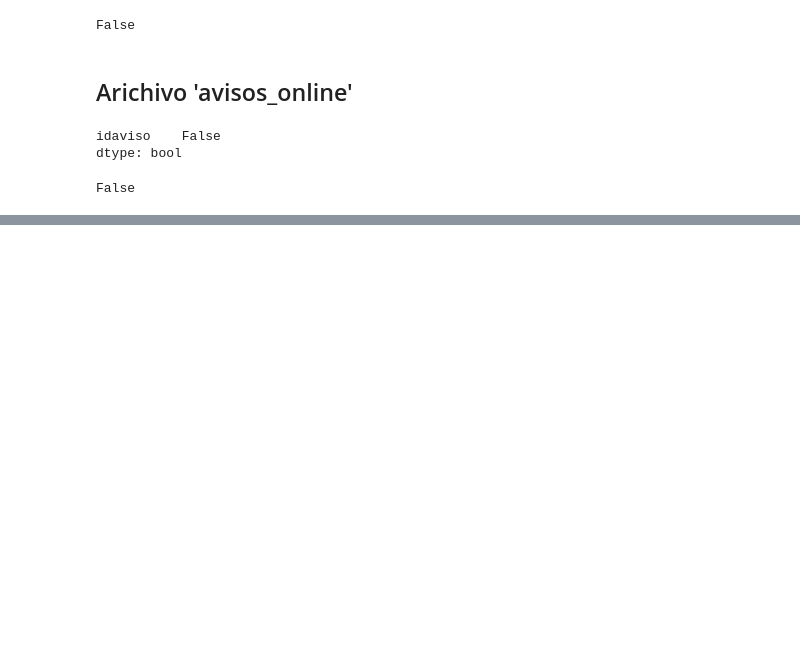
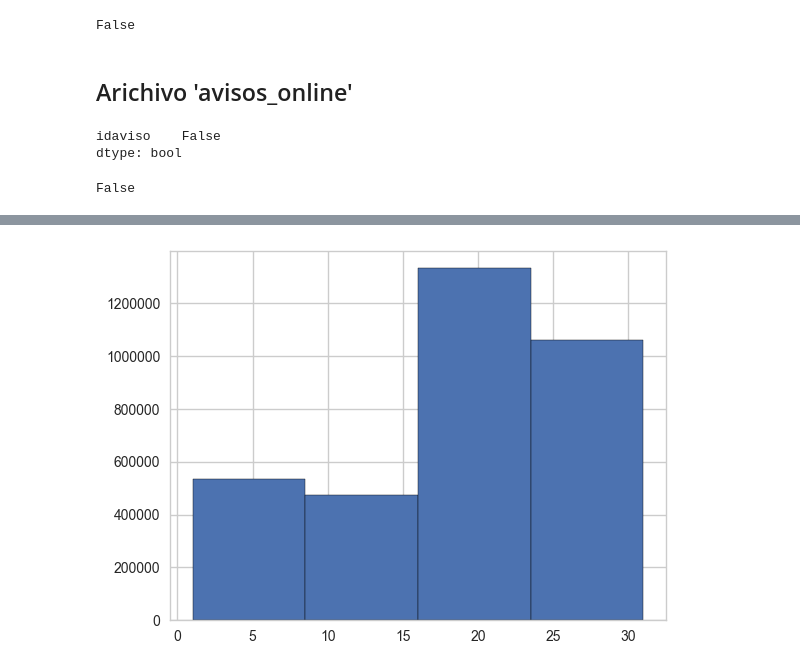
Before and after one commit to juanpcapurro/tp_datos, a Jupyter notebook: Exploracion.ipynb, the cells around one changed output, grey strips where cells are left out. Saved outputs shown, nothing was run; the diff lists cells and outputs as text; code cells hidden in the pictures; blank space fills up the shorter version.

```diff
--- a/Exploracion.ipynb
+++ b/Exploracion.ipynb
@@ -183,3 +200,8 @@ g_day.set_ylabel('Cantidad de postulaciones');
+# %%
+# ¿Será que uno se pone a buscar trabajo cuando se le empieza a acabar el sueldo?
+g_day = pd.to_datetime(postulaciones['date']).dt.day.hist(bins=4,edgecolor='black');
+# %% [output]
+[figure, added]
 # %%
 enero = postulaciones['date'][pd.to_datetime(postulaciones['date']).dt.month == 1]
 enero = pd.DataFrame(enero)
```
Also changed, not shown: parts of 65 cells of this notebook, 1 other file.
